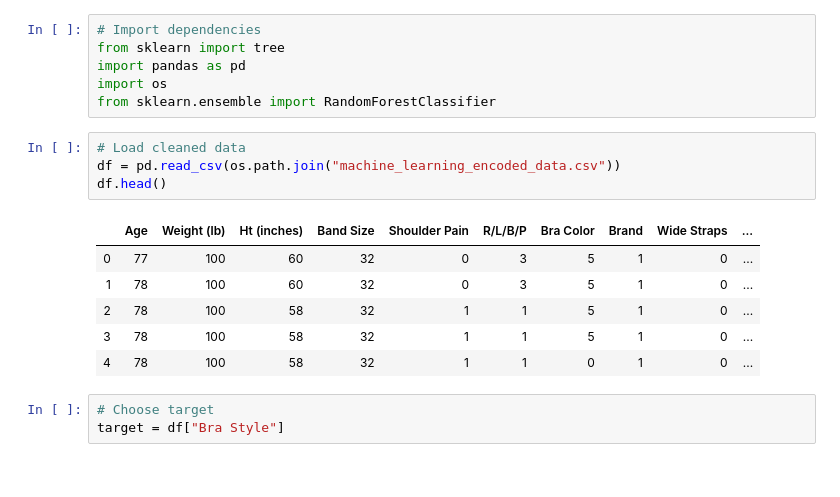
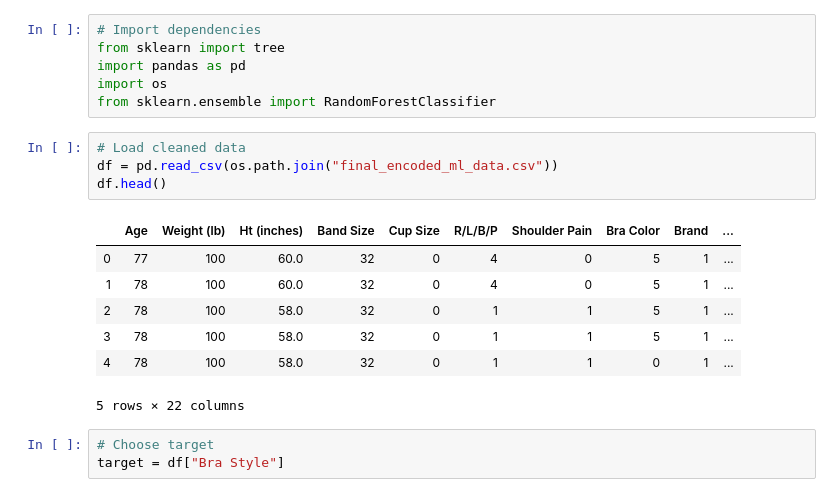
Before and after one commit to carolyn-tsai/think-pink-project, a Jupyter notebook: In_Progress/Alienor/Decision_Tree_and_Random_Forest_ML_models.ipynb, the cells around one changed output. Saved outputs shown, nothing was run; the diff lists cells and outputs as text.

```diff
--- a/In_Progress/Alienor/Decision_Tree_and_Random_Forest_ML_models.ipynb
+++ b/In_Progress/Alienor/Decision_Tree_and_Random_Forest_ML_models.ipynb
@@ -6,15 +6,16 @@ import os
 from sklearn.ensemble import RandomForestClassifier
 # %%
 # Load cleaned data
-df = pd.read_csv(os.path.join("machine_learning_encoded_data.csv"))
+df = pd.read_csv(os.path.join("final_encoded_ml_data.csv"))
 df.head()
 # %% [output]
-|  | Age | Weight (lb) | Ht (inches) | Band Size | Shoulder Pain | R/L/B/P | Bra Color | Brand | Wide Straps | ... |
-| 0 | 77 | 100 | 60 | 32 | 0 | 3 | 5 | 1 | 0 | ... |
-| 1 | 78 | 100 | 60 | 32 | 0 | 3 | 5 | 1 | 0 | ... |
-| 2 | 78 | 100 | 58 | 32 | 1 | 1 | 5 | 1 | 0 | ... |
-| 3 | 78 | 100 | 58 | 32 | 1 | 1 | 5 | 1 | 0 | ... |
-| 4 | 78 | 100 | 58 | 32 | 1 | 1 | 0 | 1 | 0 | ... |
+|  | Age | Weight (lb) | Ht (inches) | Band Size | Cup Size | R/L/B/P | Shoulder Pain | Bra Color | Brand | ... |
+| 0 | 77 | 100 | 60.0 | 32 | 0 | 4 | 0 | 5 | 1 | ... |
+| 1 | 78 | 100 | 60.0 | 32 | 0 | 4 | 0 | 5 | 1 | ... |
+| 2 | 78 | 100 | 58.0 | 32 | 0 | 1 | 1 | 5 | 1 | ... |
+| 3 | 78 | 100 | 58.0 | 32 | 0 | 1 | 1 | 5 | 1 | ... |
+| 4 | 78 | 100 | 58.0 | 32 | 0 | 1 | 1 | 0 | 1 | ... |
+5 rows × 22 columns
 # %%
 # Choose target
 target = df["Bra Style"]
```
Also changed, not shown: parts of 14 cells of this notebook.
